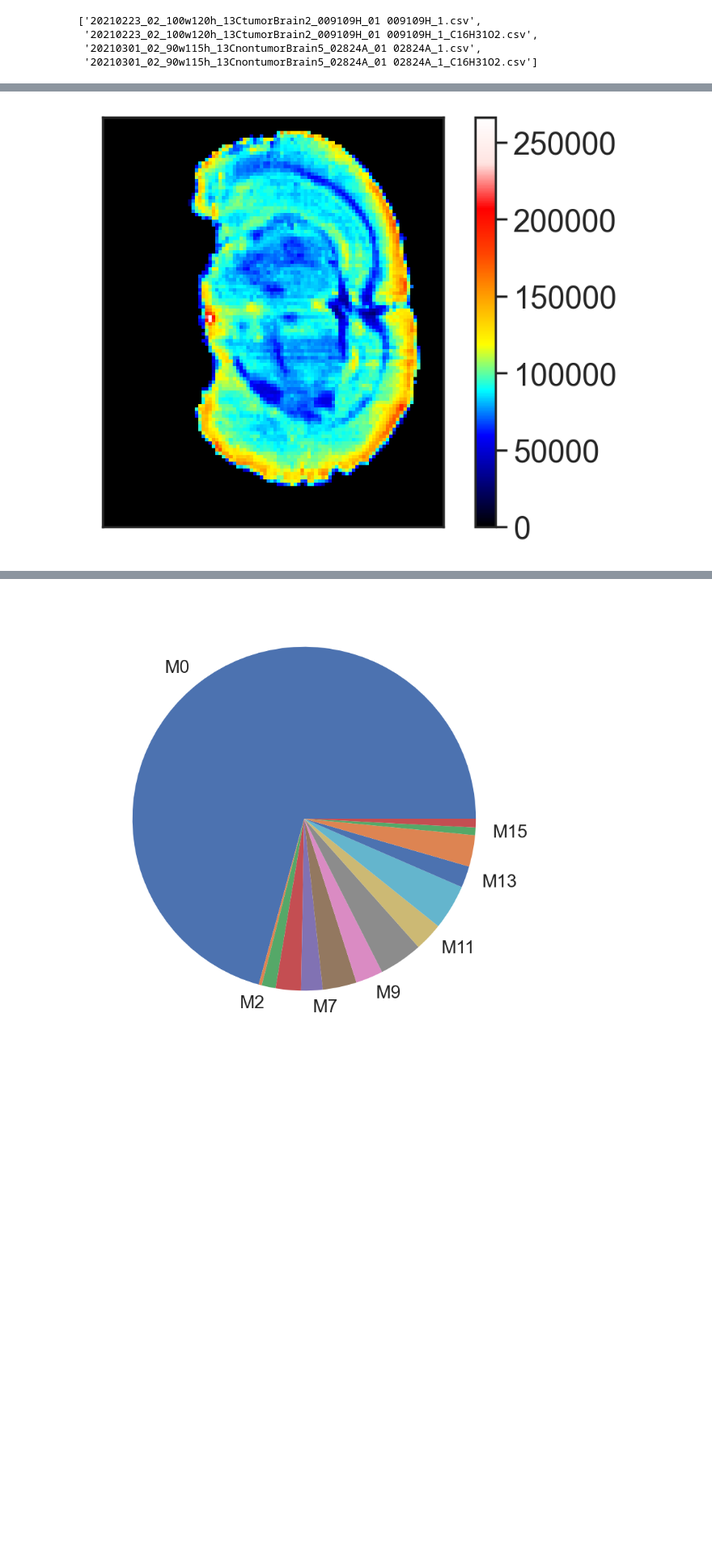
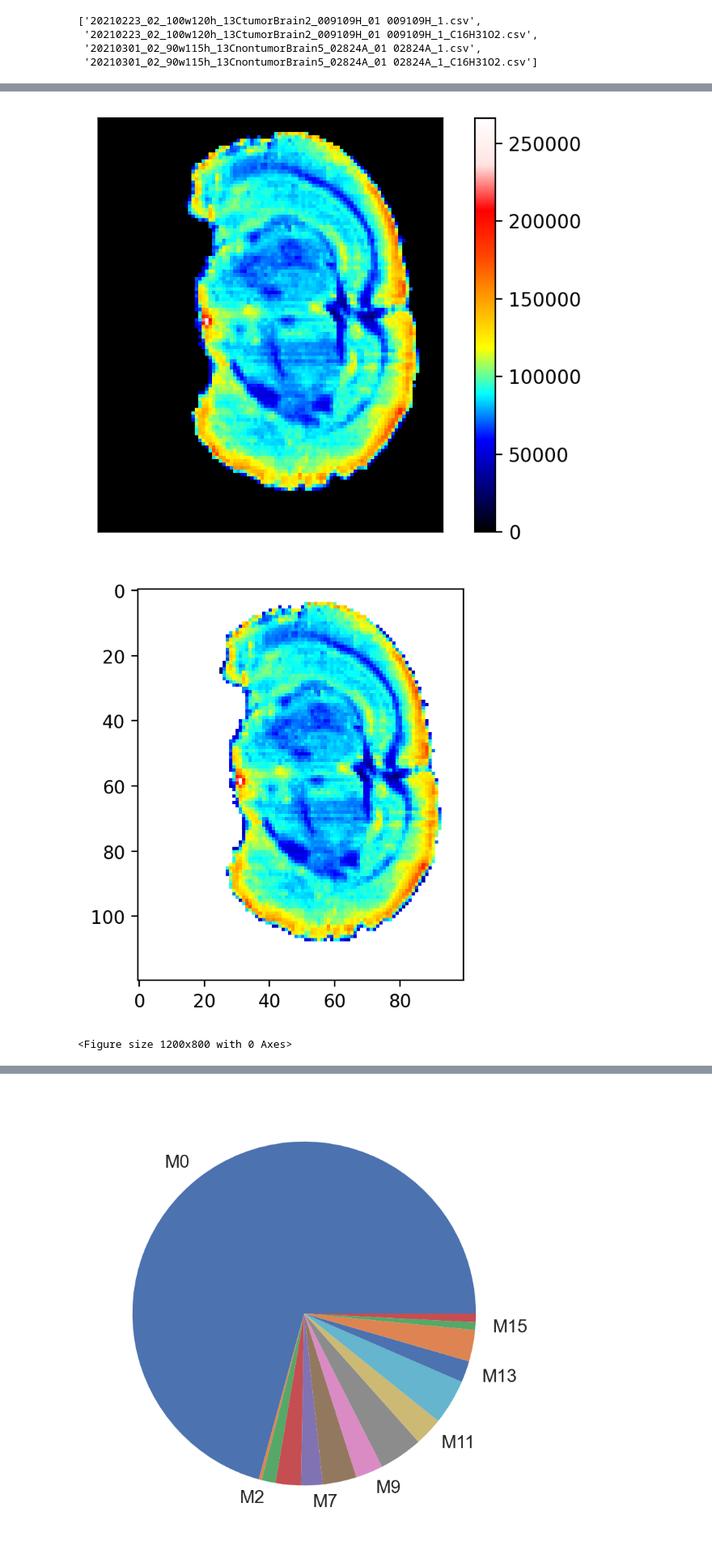
Before and after one commit to e-stan/imaging, a Jupyter notebook: notebooks/Figure4.ipynb, the cells around one changed output, grey strips where cells are left out. Shown at 81% size. Drawn from its saved outputs; the diff is of its cells as text; code cells hidden in the pictures; blank space fills up the shorter version.

```diff
--- a/notebooks/Figure4.ipynb
+++ b/notebooks/Figure4.ipynb
@@ -102,18 +102,25 @@ for mz,image in zip(np.array(msi.targets)[goodInds],iso_tensor):
 # %%
 poolSize = np.sum(msi.data_tensor[goodInds],axis=0)
 SIMSIToolBox.showImage(poolSize,cmap=colormap)
 
-norm = plt.Normalize(vmin=poolSize.min(),vmax=poolSize.max())
+norm = plt.Normalize(vmin=poolSize.min(),vmax = poolSize.max())
 norm = colormap(norm(poolSize))
 for row in range(norm.shape[0]):
     for col in range(norm.shape[1]):
         if msi.imageBoundary[row,col] < .5:
             norm[row,col,3] = 0
 
 plt.imsave(datadir + file.replace(".csv","") + "/poolsize.png",norm)
+plt.figure()
+plt.imshow(norm)
+
+plt.figure()
+
 plt.savefig(datadir + file.replace(".csv","") + "/poolsize_with_colorbar.png")
 # %% [output]
-[figure, old version]
+[figure, new version]
+[figure, added]
+<Figure size 1200x800 with 0 Axes>
 # %%
 #add boxes
 size = 10
```
Also changed, not shown: parts of 3 cells of this notebook, 3 other files.
